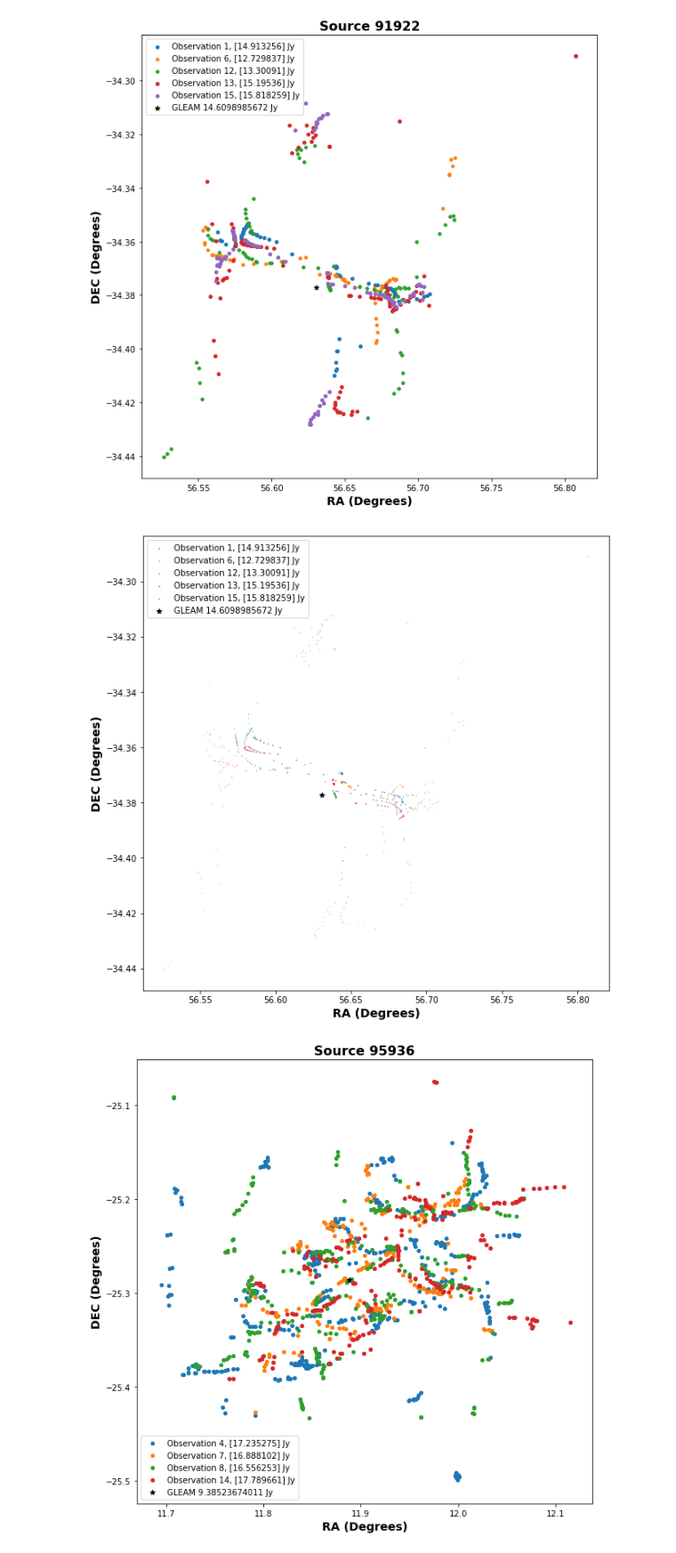
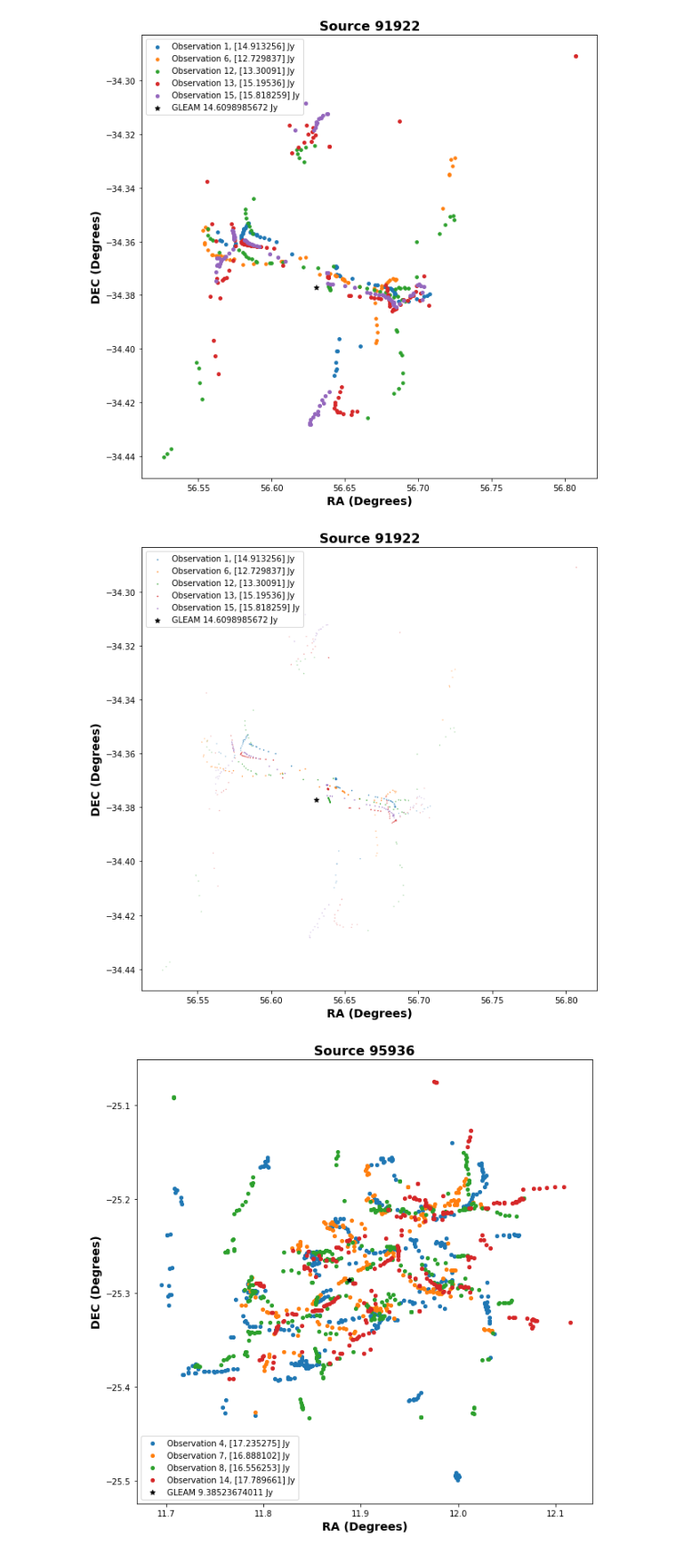
Before and after one commit to kelceydavis33/uwashchamp2019, a Jupyter notebook: GLEAM_Matching.ipynb, the cells around one changed output. Shown at 89% size. Cells and saved outputs as stored; diff of their text form; code cells hidden in the pictures.

Commit message:
Added some pretty graphs

```diff
--- a/GLEAM_Matching.ipynb
+++ b/GLEAM_Matching.ipynb
@@ -402,7 +404,7 @@ def match_to_gleam(directory, GLEAM_seek):
     #Look at each path in the directory
     #WARNING: 2 files takes 15-20 minutes to load. DO NOT change the indecies unless
     #you are prepared to wait a while. There are over 300k stars in GLEAM
-    for path in paths[0:15]:
+    for path in paths[0:20]:
 
         #Collect the data for each path
         n = n + 1
@@ -866,23 +868,24 @@ plt.legend();
 # %%
 index = 91922
 
 mags = table.loc[index][3::7]
 mags_eo = table.loc[index][9::7]
 ras = np.array(table.loc[index][7::7])
 decs = np.array(table.loc[index][8::7])
 mag_change = []
 for i in range(0, len(mags)):
     if mags[i] !=0:
         mag_change.append(mags[i])
         plt.scatter(ras[i], decs[i], s = mags_eo[i], label = 'Observation {}, {} Jy'.format(i+1, mags[i]))
         plt.xlabel('RA (Degrees)')
         plt.ylabel('DEC (Degrees)')
         plt.legend();
 plt.scatter(table.loc[index]['RA'], table.loc[index]['DEC'], color = 'k', marker = '*',
             label = 'GLEAM {} Jy'.format(table.loc[index]['Mag GLEAM']))
+plt.title('Source {}'.format(index))
 plt.legend();
 # %% [output]
-[figure, old version]
+[figure, new version]
 # %%
 index = 95936
 
```
Also changed, not shown: parts of 25 cells of this notebook, 1 other file.
